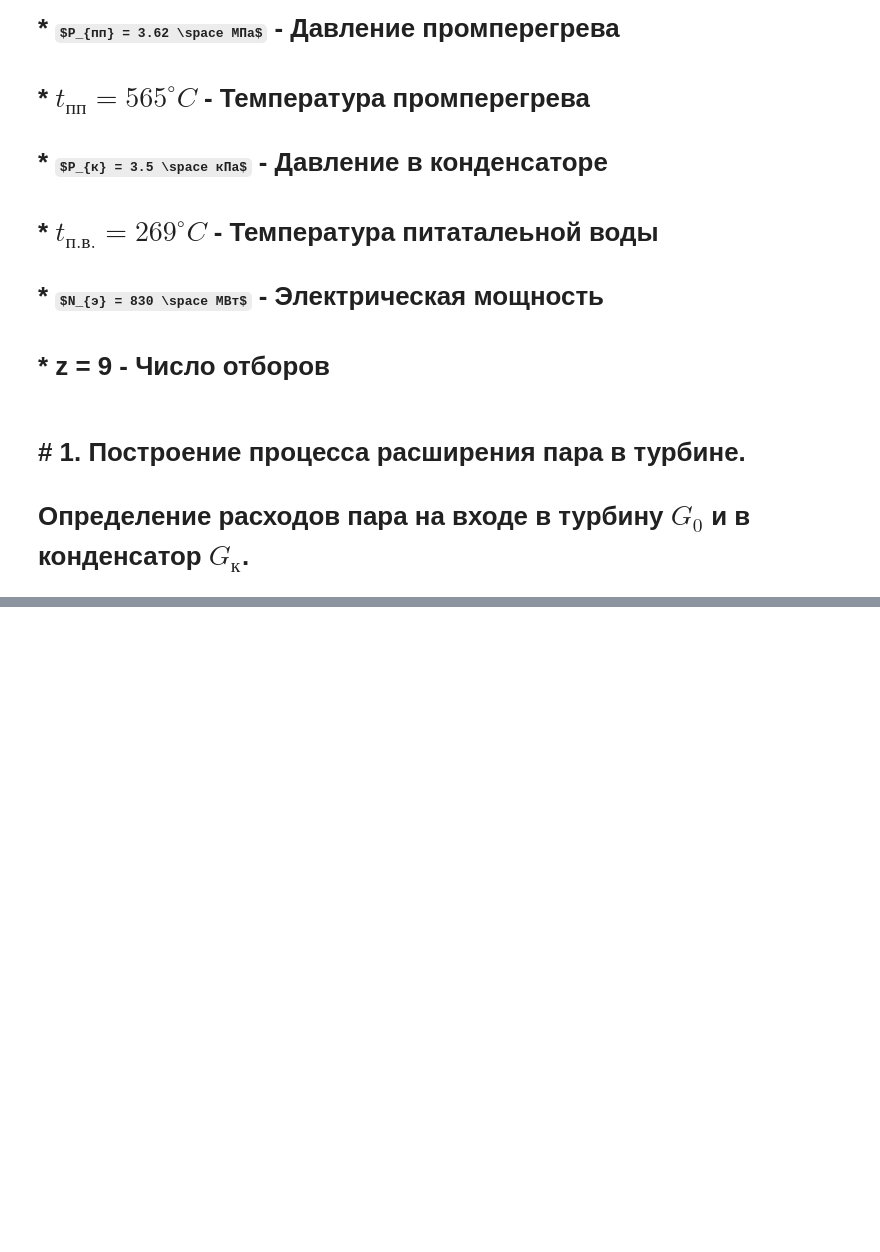
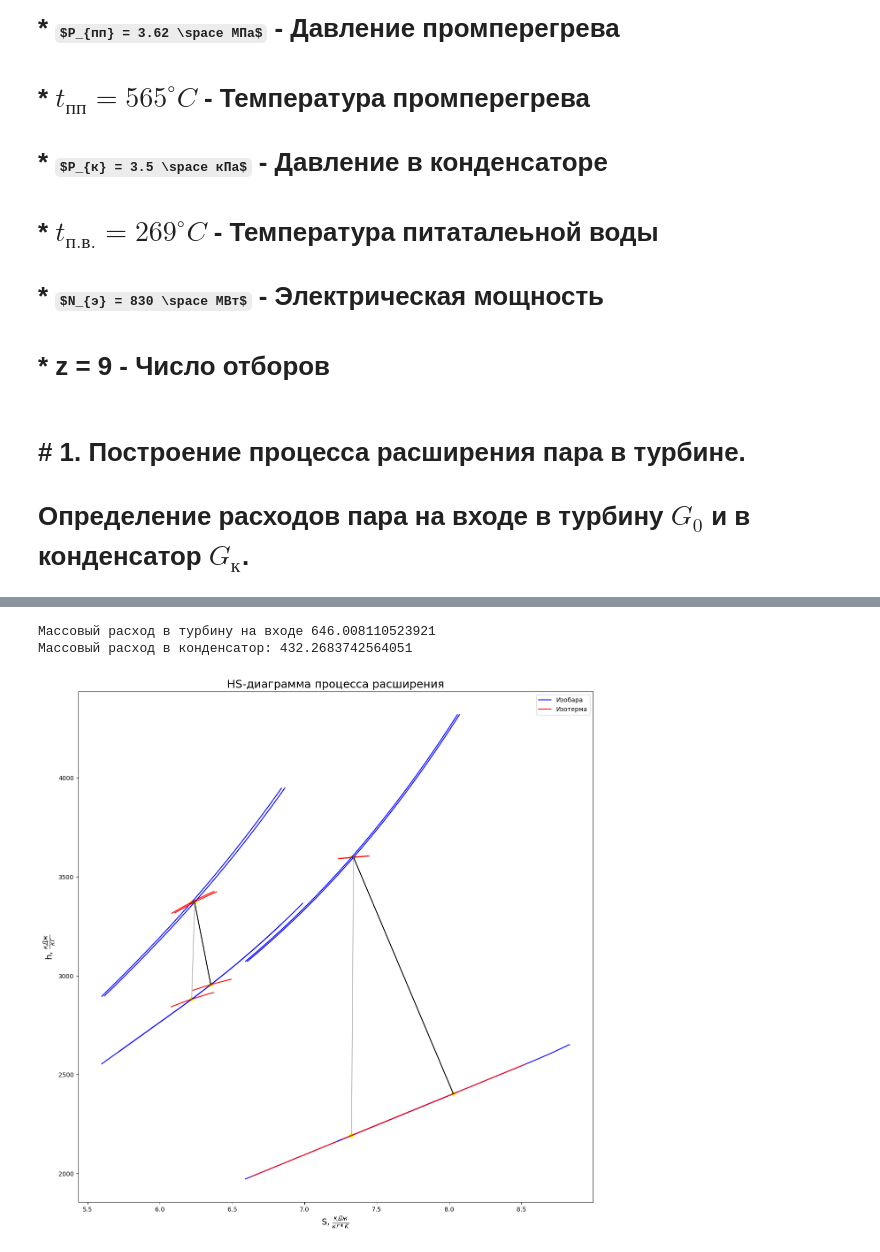
Before and after one commit to AndreyBarTF/turbines_autumn_2022-Homework, a Jupyter notebook: Пункт_1_2.ipynb, the cells around one changed output, grey strips where cells are left out. Saved outputs shown, nothing was run; the diff lists cells and outputs as text; code cells hidden in the pictures; some formulas as TeX source; blank space fills up the shorter version.

```diff
--- a/Пункт_1_2.ipynb
+++ b/Пункт_1_2.ipynb
@@ -269,3 +107,25 @@ plt.show()
+# %%
+G_0 = chast1.get_inlet_mass_flow(p_0, t_0, p_middle, t_middle, p_k, t_feed_water, electrical_power, p_feed_water, internal_efficiency, mechanical_efficiency, generator_efficiency)
+G_k = chast1.get_condenser_mass_flow(p_0, t_0, p_middle, t_middle, p_k, t_feed_water, electrical_power, p_feed_water, internal_efficiency, mechanical_efficiency, generator_efficiency)
+
+print("Массовый расход в турбину на входе", G_0)
+print("Массовый расход в конденсатор:", G_k)
+# %% [output]
+Массовый расход в турбину на входе 646.008110523921
+Массовый расход в конденсатор: 432.2683742564051
+# %%
+_point_0, point_0, point_1t, hp_heat_drop, point_1, _point_middle, point_middle, lp_heat_drop, point_2, point_2t, point_k_water, point_feed_water = chast1.get_points(p_0, t_0, p_middle, t_middle, p_k, p_feed_water, t_feed_water, internal_efficiency)
+# %%
+fig, ax = plt.subplots(1,1,figsize=(15,15))
+
+chast1.plot_hs([_point_0, point_0, point_1t, point_1], ax = ax)
+chast1.plot_hs([_point_middle, point_middle, point_2t, point_2], ax = ax)
+chast1.plot_process([_point_0, point_0, point_1], ax = ax, color='black')
+chast1.plot_process([_point_middle, point_middle, point_2], ax = ax, color='black')
+chast1.plot_process([_point_0, point_0, point_1t], ax=ax, alpha=0.5, color='grey')
+chast1.plot_process([_point_middle, point_middle, point_2t], ax=ax, alpha=0.5, color='grey')
+# %% [output]
+[figure, added]
 # %%
 import math as m
 import numpy as np
```
Also changed, not shown: parts of 10 cells of this notebook.
